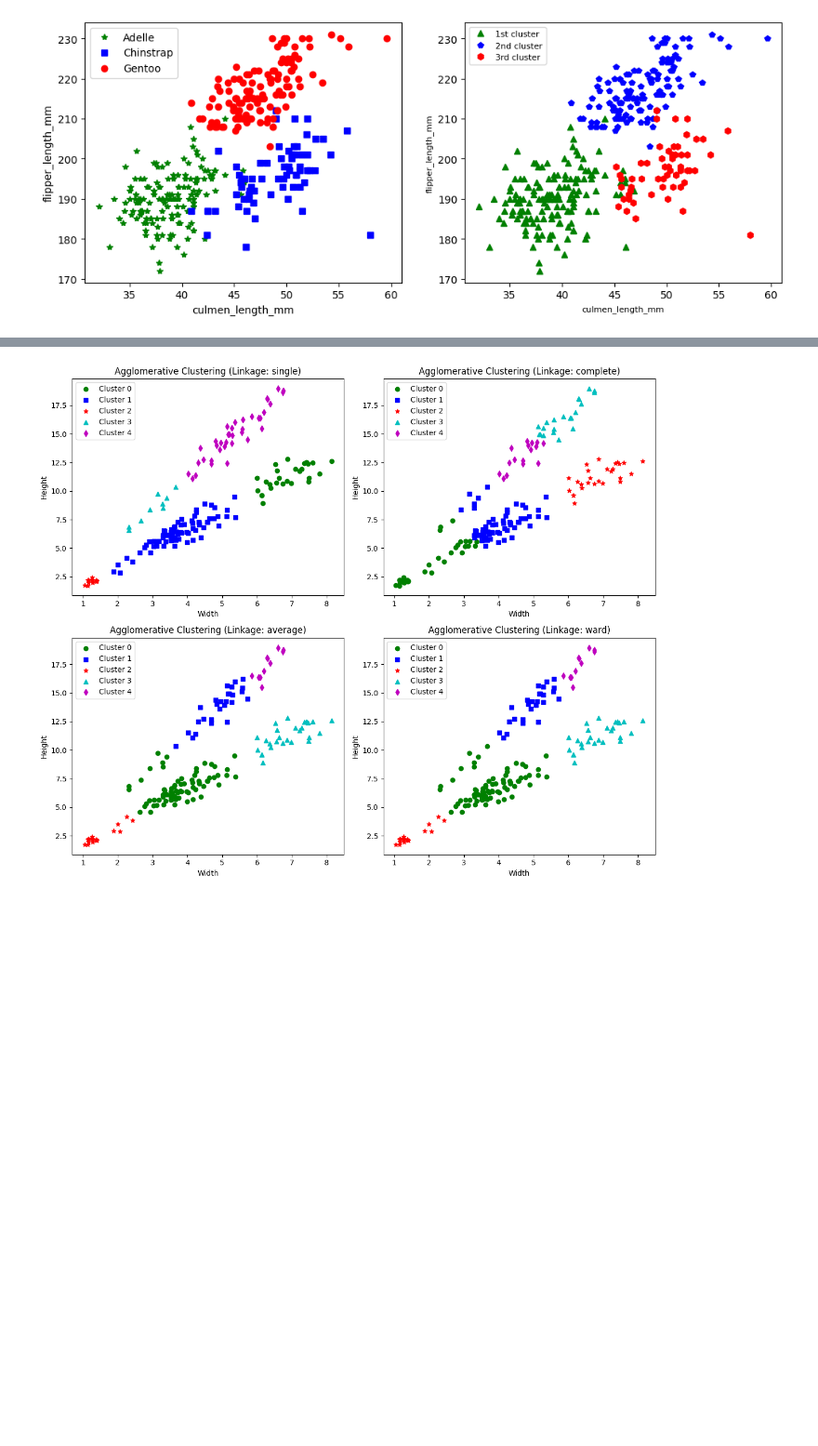
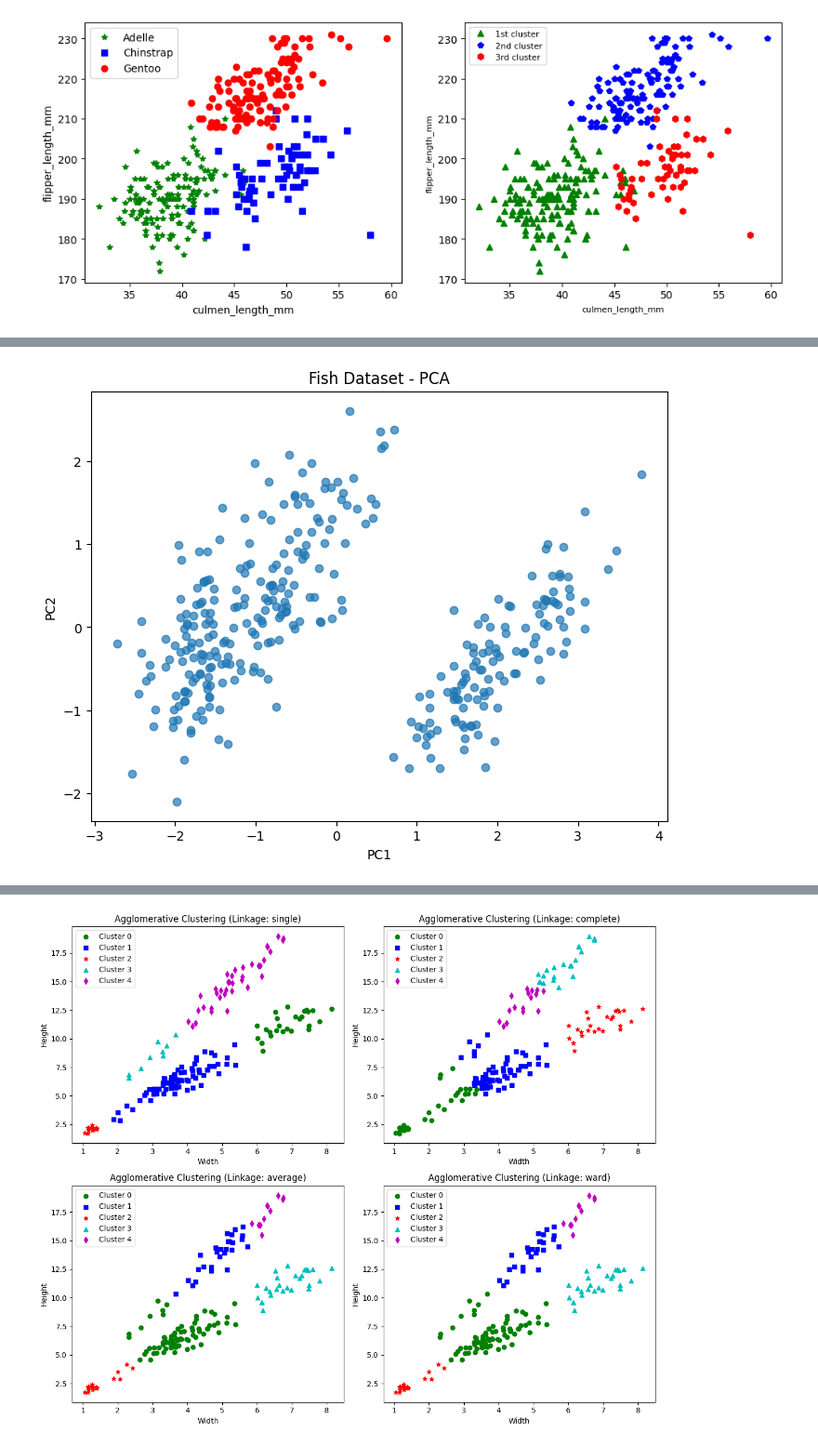
Before and after one commit to worachote1/Machine-Learning-Lab-KMITL, a Jupyter notebook: week_6_hw/W6-2_64010757.ipynb, the cells around one changed output, grey strips where cells are left out. Shown at 93% size. Drawn from its saved outputs; the diff is of its cells as text; code cells hidden in the pictures; blank space fills up the shorter version.

```diff
--- a/week_6_hw/W6-2_AgglomerativeClustering & Kmean.ipynb
+++ b/week_6_hw/W6-2_64010757.ipynb
@@ -593,0 +644,10 @@ operable program or batch file.
+# %%
+# Plot ข้อมูลหลัง PCA (Unlabeled)
+plt.figure(figsize=(8, 6))
+plt.scatter(X_pca[:, 0], X_pca[:, 1], alpha=0.7)
+plt.xlabel("PC1")
+plt.ylabel("PC2")
+plt.title("Fish Dataset - PCA")
+plt.show()
+# %% [output]
+[figure, added]
```
Also changed, not shown: parts of 15 cells of this notebook, 2 other files.
